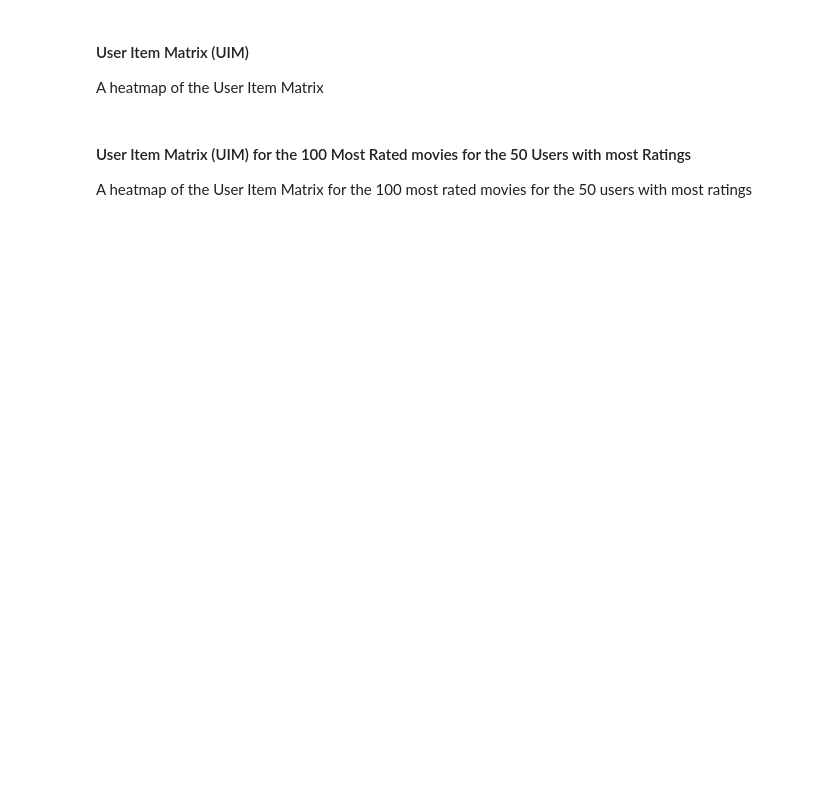
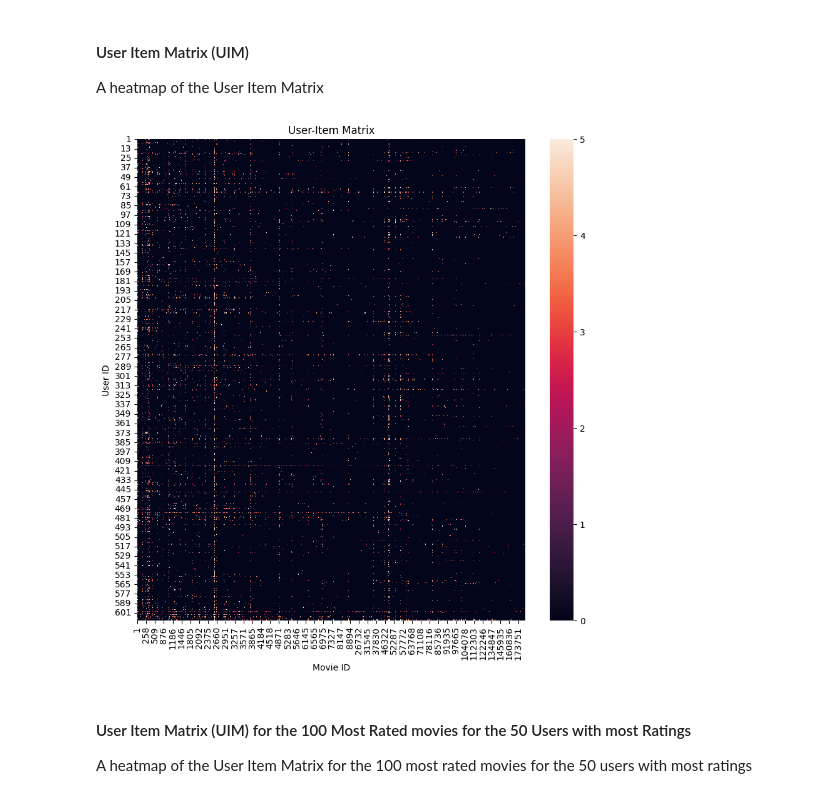
Before and after one commit to okaynils/fhnw-ds-rsy, a Jupyter notebook: MiniChallenge/RSY_ MiniChallenge_FS24.ipynb, the cells around one changed output. Cells and saved outputs as stored; diff of their text form; code cells hidden in the pictures; blank space fills up the shorter version.

```diff
--- a/MiniChallenge/RSY_ MiniChallenge_FS24.ipynb
+++ b/MiniChallenge/RSY_ MiniChallenge_FS24.ipynb
@@ -222,6 +276,21 @@ How often a movie was rated as a function of average rating
 # %% [markdown]
 #### User Item Matrix (UIM)
 A heatmap of the User Item Matrix
+# %%
+df_movie_features = df_movieratings.pivot(
+    index='userId',
+    columns='movieId',
+    values='rating'
+).fillna(0)
+
+plt.figure(figsize=(10, 10))
+sns.heatmap(df_movie_features)
+plt.title('User-Item Matrix')
+plt.xlabel('Movie ID')
+plt.ylabel('User ID')
+plt.show()
+# %% [output]
+[figure, added]
 # %% [markdown]
 #### User Item Matrix (UIM) for the 100 Most Rated movies for the 50 Users with most Ratings
 A heatmap of the User Item Matrix for the 100 most rated movies for the 50 users with most ratings
```
Also changed, not shown: parts of 5 cells of this notebook.
